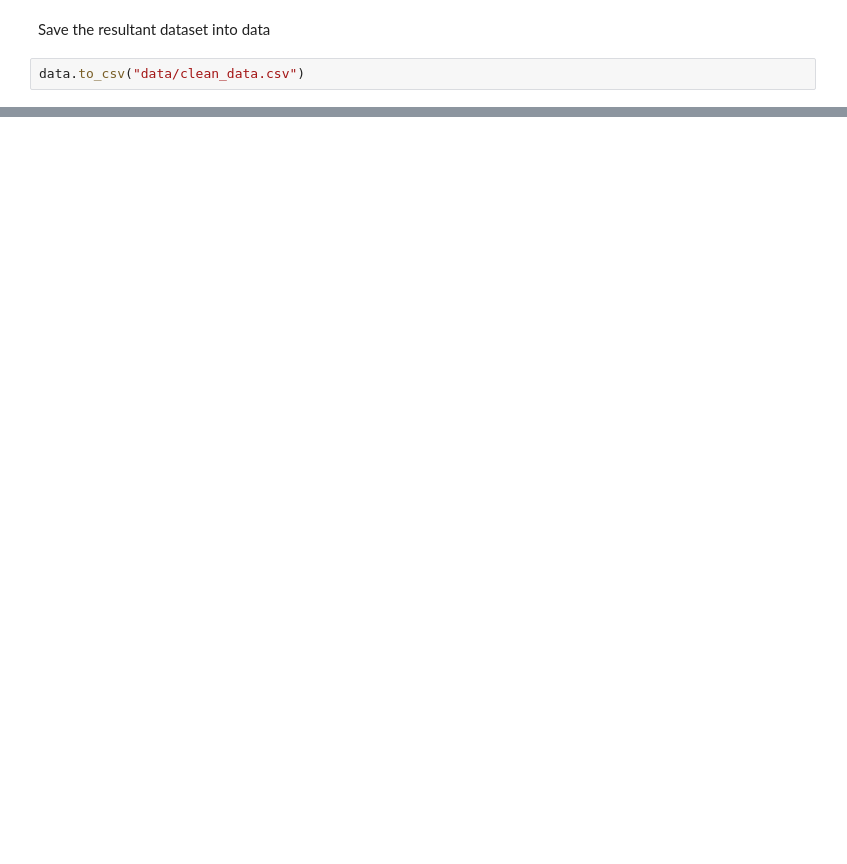
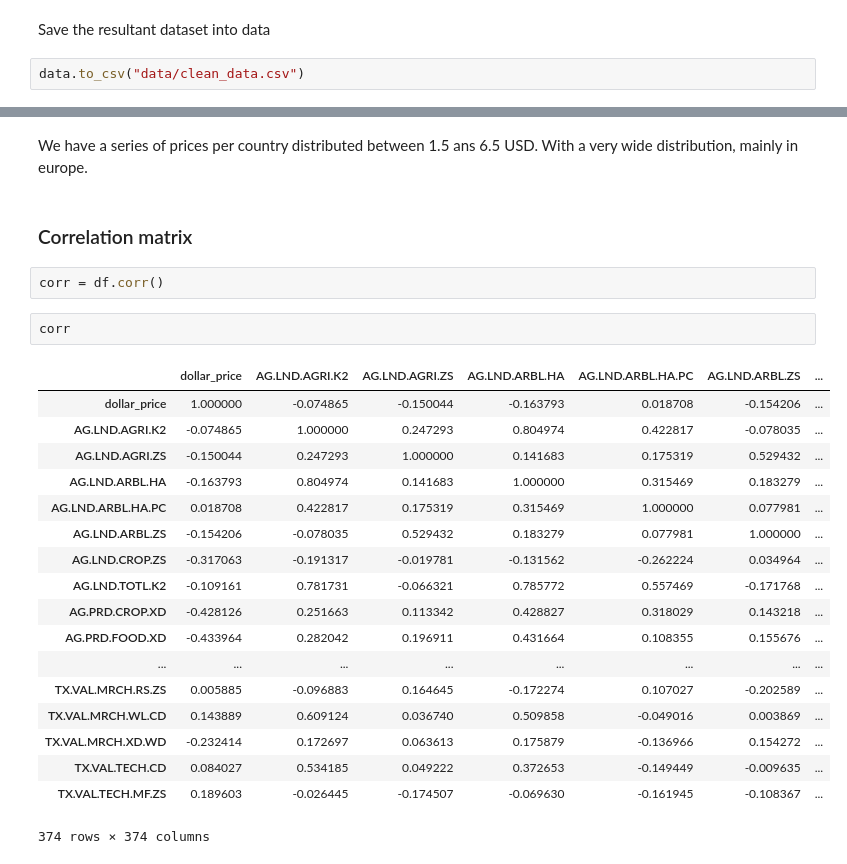
Before and after one commit to ta-datapt-bcn/project-statistical-analysis, a Jupyter notebook: your-code/statistical-analysis.ipynb, the cells around one changed output, grey strips where cells are left out. Saved outputs shown, nothing was run; the diff lists cells and outputs as text; blank space fills up the shorter version.

```diff
--- a/your-code/statistical-analysis.ipynb
+++ b/your-code/statistical-analysis.ipynb
@@ -460,0 +572,27 @@ data.to_csv("data/clean_data.csv")
+# %% [markdown]
+We have a series of prices per country distributed between 1.5 ans 6.5 USD. With a very wide distribution, mainly in europe.
+# %% [markdown]
+### Correlation matrix
+# %%
+corr = df.corr()
+# %%
+corr
+# %% [output]
+|  | dollar_price | AG.LND.AGRI.K2 | AG.LND.AGRI.ZS | AG.LND.ARBL.HA | AG.LND.ARBL.HA.PC | AG.LND.ARBL.ZS | ... |
+| dollar_price | 1.000000 | -0.074865 | -0.150044 | -0.163793 | 0.018708 | -0.154206 | ... |
+| AG.LND.AGRI.K2 | -0.074865 | 1.000000 | 0.247293 | 0.804974 | 0.422817 | -0.078035 | ... |
+| AG.LND.AGRI.ZS | -0.150044 | 0.247293 | 1.000000 | 0.141683 | 0.175319 | 0.529432 | ... |
+| AG.LND.ARBL.HA | -0.163793 | 0.804974 | 0.141683 | 1.000000 | 0.315469 | 0.183279 | ... |
+| AG.LND.ARBL.HA.PC | 0.018708 | 0.422817 | 0.175319 | 0.315469 | 1.000000 | 0.077981 | ... |
+| AG.LND.ARBL.ZS | -0.154206 | -0.078035 | 0.529432 | 0.183279 | 0.077981 | 1.000000 | ... |
+| AG.LND.CROP.ZS | -0.317063 | -0.191317 | -0.019781 | -0.131562 | -0.262224 | 0.034964 | ... |
+| AG.LND.TOTL.K2 | -0.109161 | 0.781731 | -0.066321 | 0.785772 | 0.557469 | -0.171768 | ... |
+| AG.PRD.CROP.XD | -0.428126 | 0.251663 | 0.113342 | 0.428827 | 0.318029 | 0.143218 | ... |
+| AG.PRD.FOOD.XD | -0.433964 | 0.282042 | 0.196911 | 0.431664 | 0.108355 | 0.155676 | ... |
+| ... | ... | ... | ... | ... | ... | ... | ... |
+| TX.VAL.MRCH.RS.ZS | 0.005885 | -0.096883 | 0.164645 | -0.172274 | 0.107027 | -0.202589 | ... |
+| TX.VAL.MRCH.WL.CD | 0.143889 | 0.609124 | 0.036740 | 0.509858 | -0.049016 | 0.003869 | ... |
+| TX.VAL.MRCH.XD.WD | -0.232414 | 0.172697 | 0.063613 | 0.175879 | -0.136966 | 0.154272 | ... |
+| TX.VAL.TECH.CD | 0.084027 | 0.534185 | 0.049222 | 0.372653 | -0.149449 | -0.009635 | ... |
+| TX.VAL.TECH.MF.ZS | 0.189603 | -0.026445 | -0.174507 | -0.069630 | -0.161945 | -0.108367 | ... |
+374 rows × 374 columns
```
Also changed, not shown: parts of 25 cells of this notebook, 3 other files.
